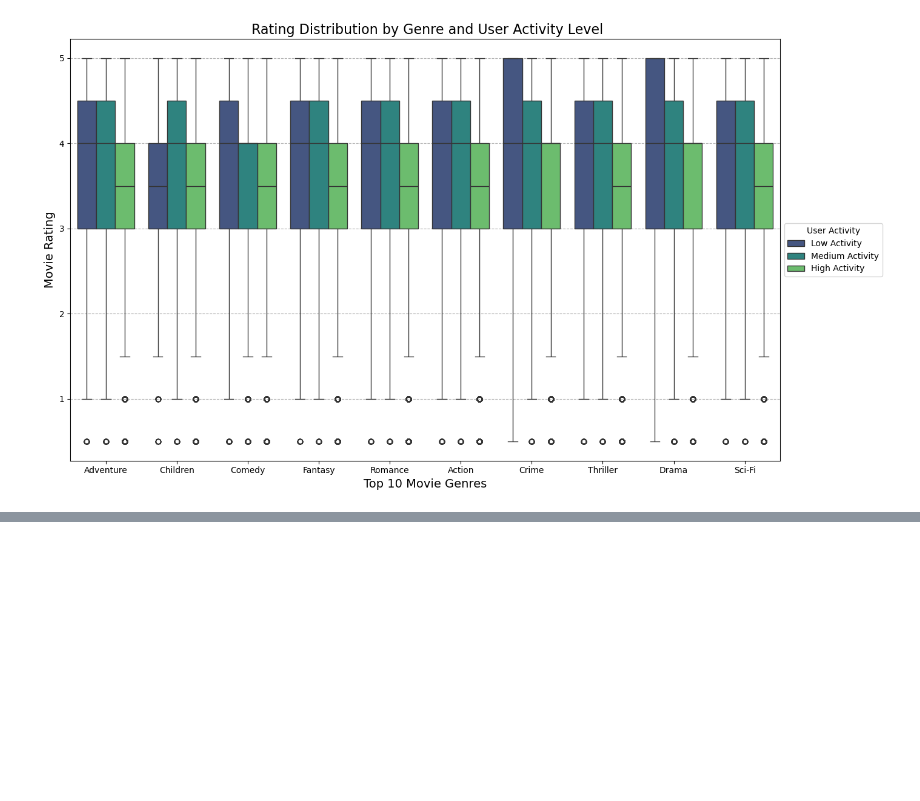
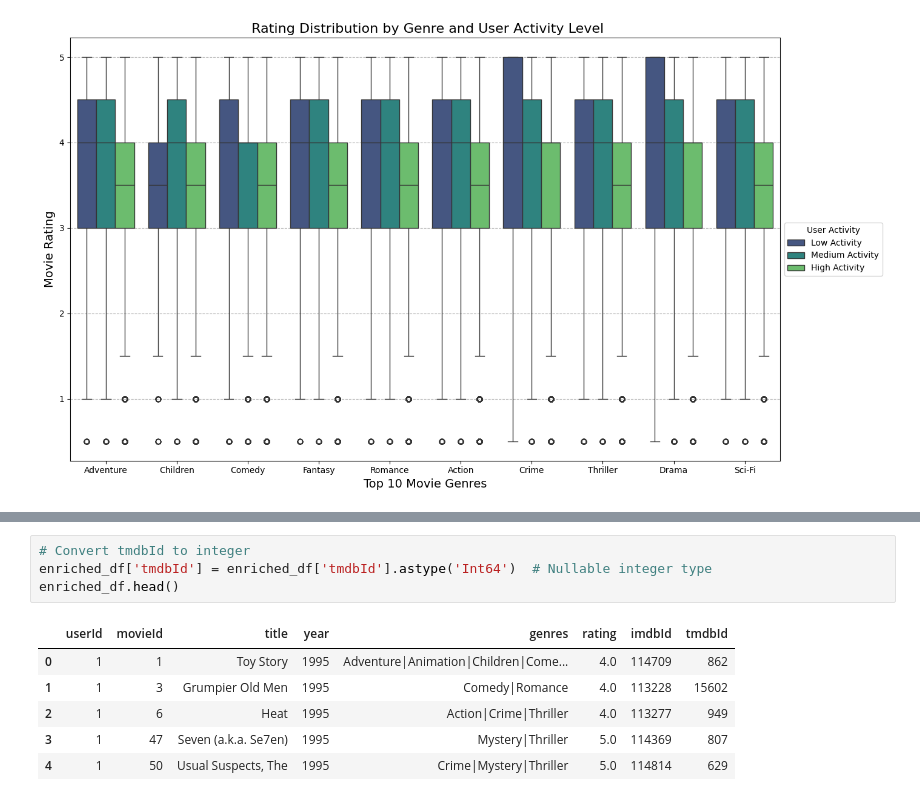
Before and after one commit to M-Nesphory/Movie_Recommendation_System, a Jupyter notebook: recommender_notebook.ipynb, the cells around one changed output, grey strips where cells are left out. Saved outputs shown, nothing was run; the diff lists cells and outputs as text; blank space fills up the shorter version.

```diff
--- a/recommender_notebook.ipynb
+++ b/recommender_notebook.ipynb
@@ -905,0 +1064,11 @@ plt.show();
+# %%
+# Convert tmdbId to integer
+enriched_df['tmdbId'] = enriched_df['tmdbId'].astype('Int64')  # Nullable integer type
+enriched_df.head()
+# %% [output]
+|  | userId | movieId | title | year | genres | rating | imdbId | tmdbId |
+| 0 | 1 | 1 | Toy Story | 1995 | Adventure|Animation|Children|Come... | 4.0 | 114709 | 862 |
+| 1 | 1 | 3 | Grumpier Old Men | 1995 | Comedy|Romance | 4.0 | 113228 | 15602 |
+| 2 | 1 | 6 | Heat | 1995 | Action|Crime|Thriller | 4.0 | 113277 | 949 |
+| 3 | 1 | 47 | Seven (a.k.a. Se7en) | 1995 | Mystery|Thriller | 5.0 | 114369 | 807 |
+| 4 | 1 | 50 | Usual Suspects, The | 1995 | Crime|Mystery|Thriller | 5.0 | 114814 | 629 |
```
Also changed, not shown: parts of 39 cells of this notebook, 4 other files.
